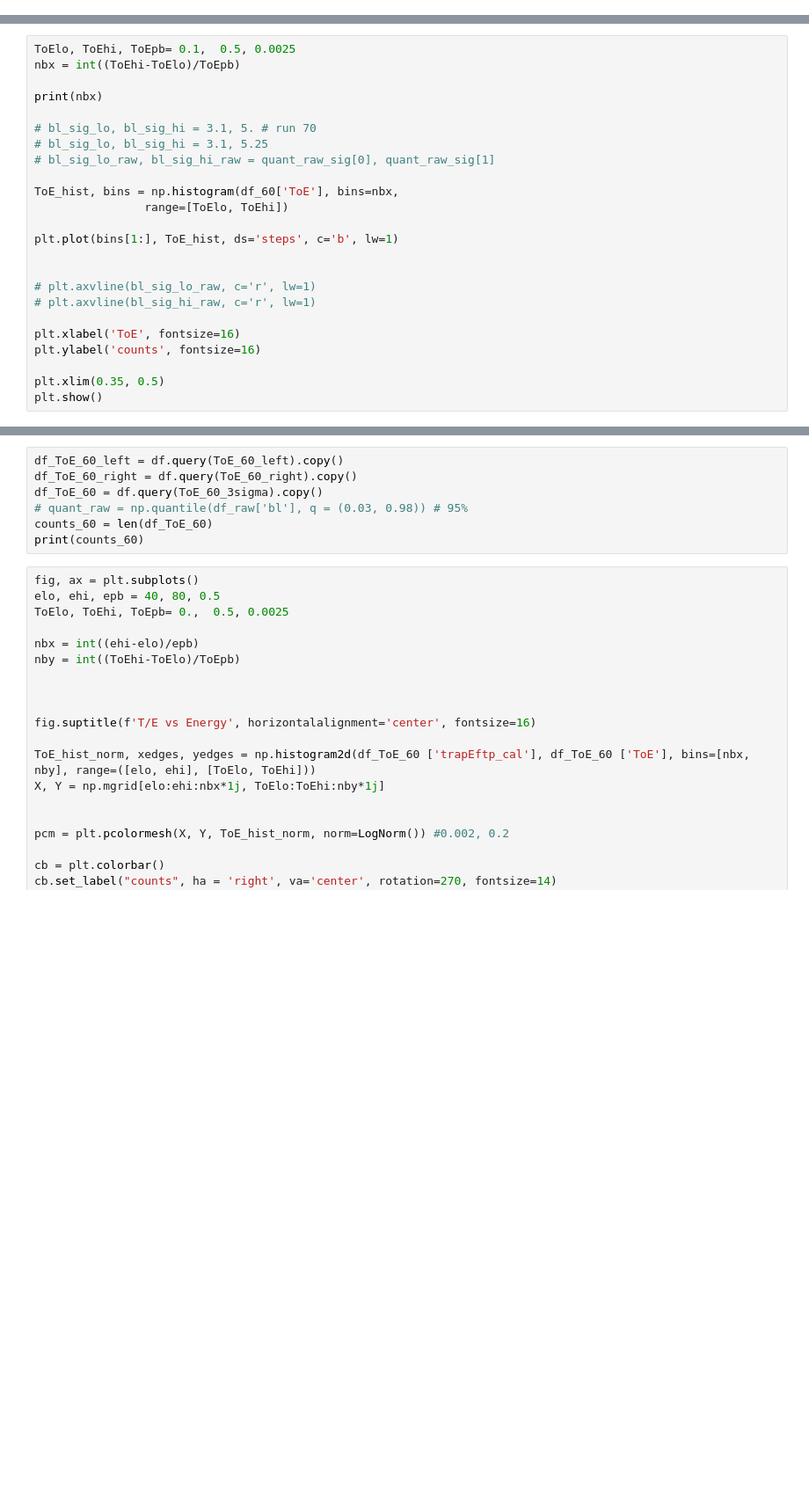
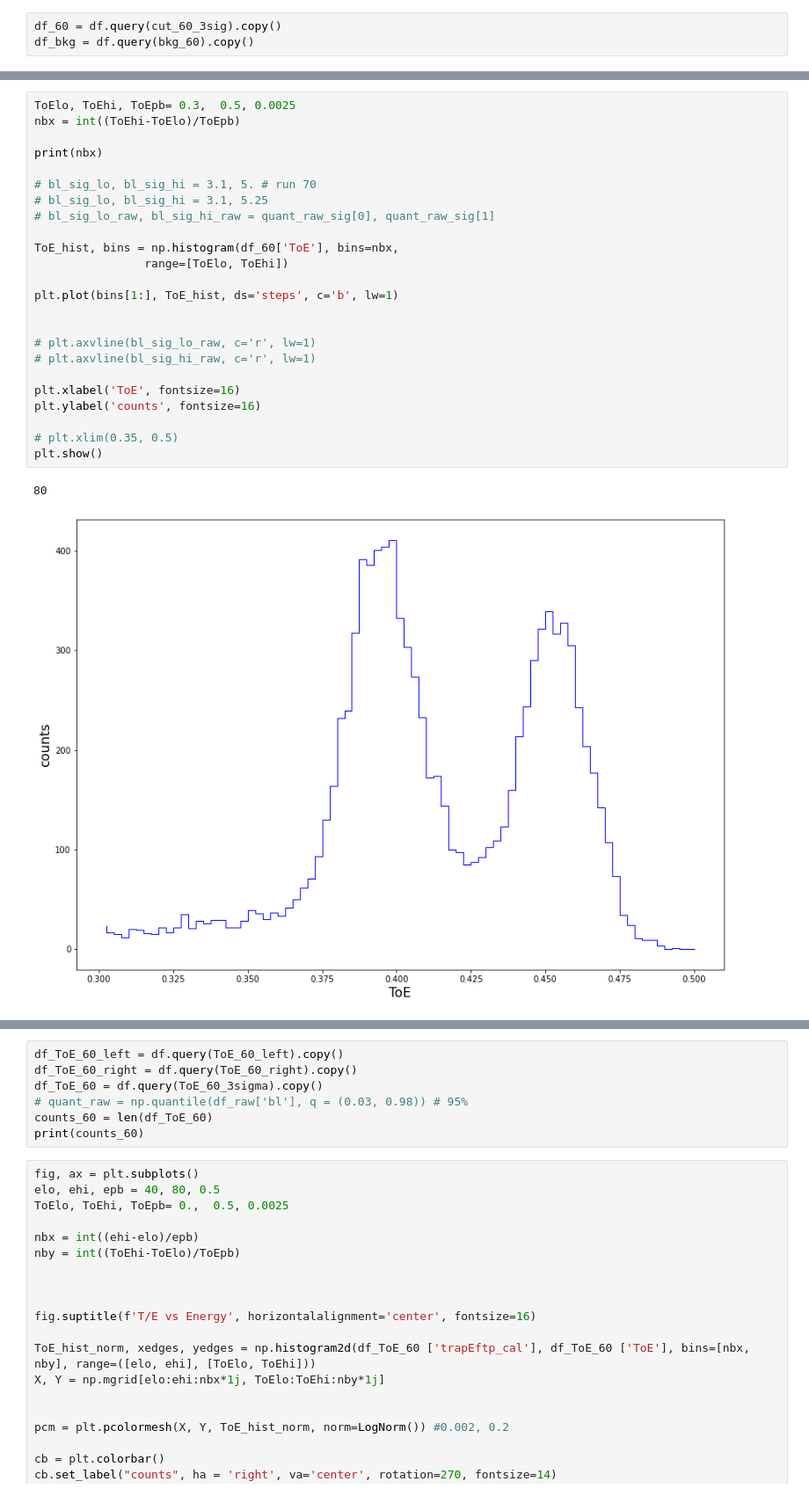
Before and after one commit to legend-exp/CAGE, a Jupyter notebook: analysis/ToE.ipynb, the cells around one changed output, grey strips where cells are left out. Shown at 88% size. Cells and saved outputs as stored; diff of their text form; blank space fills up the shorter version.

```diff
--- a/analysis/ToE.ipynb
+++ b/analysis/ToE.ipynb
@@ -51,2 +123,5 @@ df_60 = df.query('trapEftp_cal > 55 and trapEftp_cal < 65').copy()
+# %%
+df_60 = df.query(cut_60_3sig).copy()
+df_bkg = df.query(bkg_60).copy()
 # %%
 fig, ax = plt.subplots()
@@ -152,27 +188,30 @@ plt.show()
-# %%
-ToElo, ToEhi, ToEpb= 0.1,  0.5, 0.0025
-nbx = int((ToEhi-ToElo)/ToEpb)
-
-print(nbx)
-
-# bl_sig_lo, bl_sig_hi = 3.1, 5. # run 70
-# bl_sig_lo, bl_sig_hi = 3.1, 5.25
-# bl_sig_lo_raw, bl_sig_hi_raw = quant_raw_sig[0], quant_raw_sig[1]
-
-ToE_hist, bins = np.histogram(df_60['ToE'], bins=nbx,
-                range=[ToElo, ToEhi])
-
-plt.plot(bins[1:], ToE_hist, ds='steps', c='b', lw=1)
-
-
-# plt.axvline(bl_sig_lo_raw, c='r', lw=1)
-# plt.axvline(bl_sig_hi_raw, c='r', lw=1)
-
-plt.xlabel('ToE', fontsize=16)
-plt.ylabel('counts', fontsize=16)
-
-plt.xlim(0.35, 0.5)
-plt.show()
+# %%
+ToElo, ToEhi, ToEpb= 0.3,  0.5, 0.0025
+nbx = int((ToEhi-ToElo)/ToEpb)
+
+print(nbx)
+
+# bl_sig_lo, bl_sig_hi = 3.1, 5. # run 70
+# bl_sig_lo, bl_sig_hi = 3.1, 5.25
+# bl_sig_lo_raw, bl_sig_hi_raw = quant_raw_sig[0], quant_raw_sig[1]
+
+ToE_hist, bins = np.histogram(df_60['ToE'], bins=nbx,
+                range=[ToElo, ToEhi])
+
+plt.plot(bins[1:], ToE_hist, ds='steps', c='b', lw=1)
+
+
+# plt.axvline(bl_sig_lo_raw, c='r', lw=1)
+# plt.axvline(bl_sig_hi_raw, c='r', lw=1)
+
+plt.xlabel('ToE', fontsize=16)
+plt.ylabel('counts', fontsize=16)
+
+# plt.xlim(0.35, 0.5)
+plt.show()
+# %% [output]
+80
+[figure, added]
 # %%
 # First use gauss_mode_width_max to use for initial guesses in fit_hist
 
```
Also changed, not shown: parts of 45 cells of this notebook, 16 other files.
